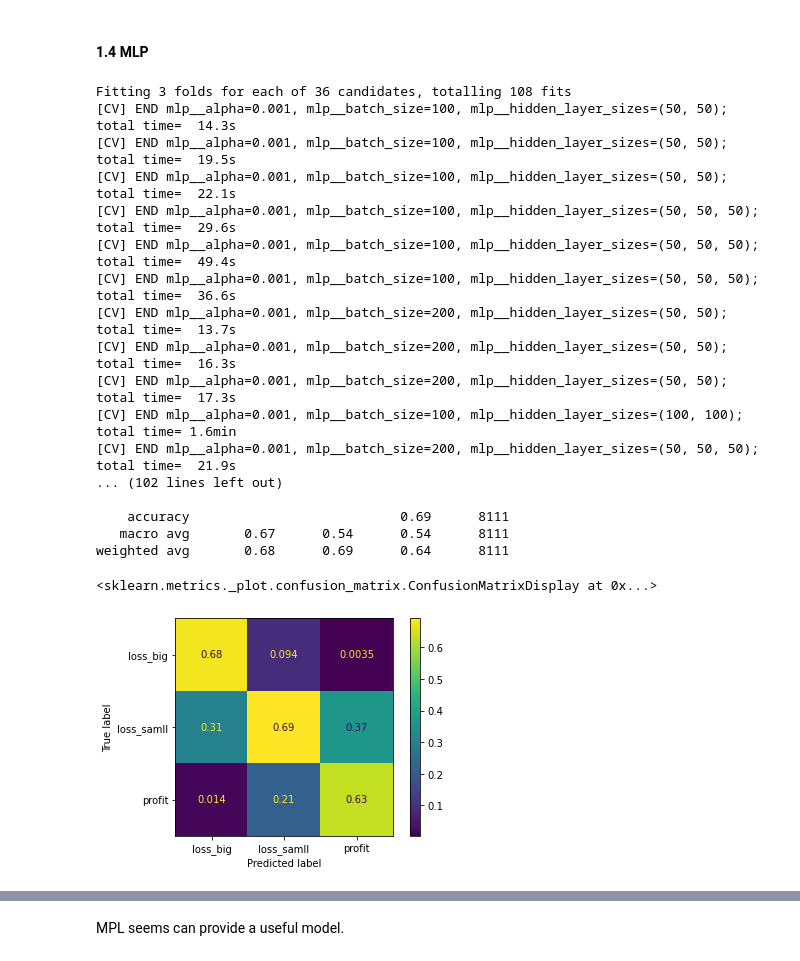
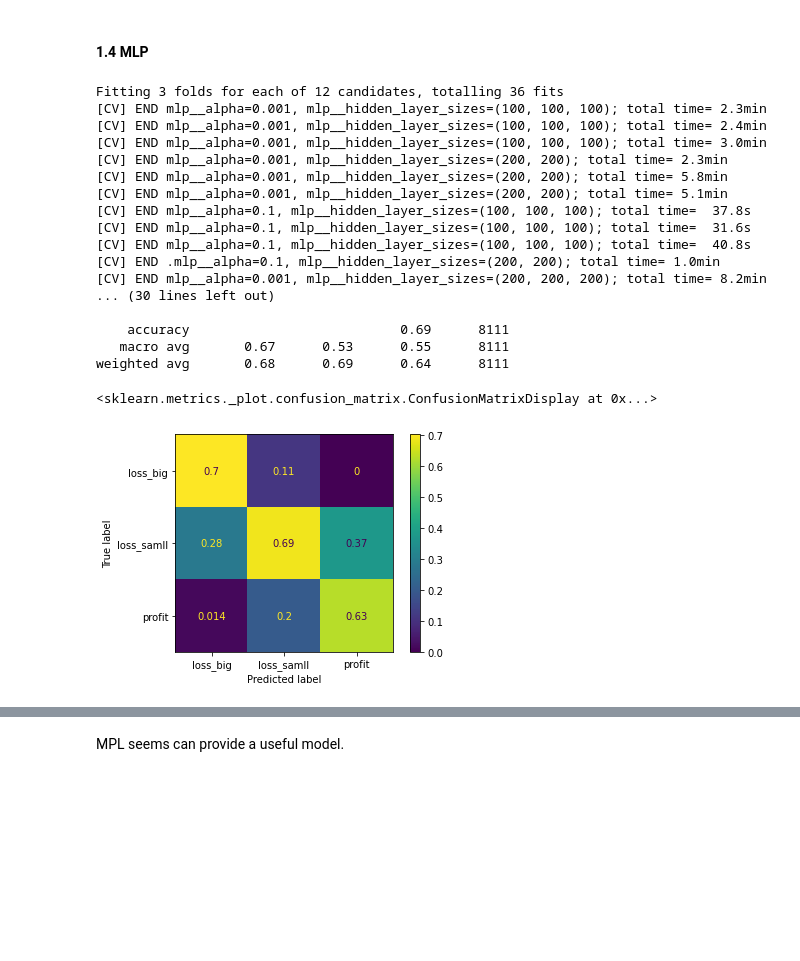
Before and after one commit to venson/starbucks, a Jupyter notebook: Starbucks_Capstone_notebook.ipynb, the cells around one changed output, grey strips where cells are left out. Cells and saved outputs as stored; diff of their text form; code cells hidden in the pictures; blank space fills up the shorter version.

```diff
--- a/Starbucks_Capstone_notebook.ipynb
+++ b/Starbucks_Capstone_notebook.ipynb
@@ -1224,40 +1263,39 @@ weighted avg       0.63      0.65      0.63      8111
 # %%
 from sklearn.neural_network import MLPClassifier
 mlpc = Pipeline(steps=[
     ('preprocessing', preprocessor),
     ('pca', PCA(n_components=10)),
     ('mlp', MLPClassifier(random_state=42, max_iter = 500))
 ])
 
 param_grid = {
     'mlp__alpha': [0.001,0.1 , 1, 10],
-    'mlp__batch_size': [100,200,400],
-    'mlp__hidden_layer_sizes' : [(50, 50),(50,50,50),(100,100)]
+    'mlp__hidden_layer_sizes' : [(100,100,100),(200,200),(200,200,200)]
 }
 
 grid_mlpc_3 = GridSearchCV(mlpc, param_grid=param_grid, n_jobs=4, cv=3, verbose=2)
 grid_mlpc_3.fit(x_train3, y_train3)
 # print confusion matrix report and  draw plot
 
 print(classification_report(y_test3, grid_mlpc_3.predict(x_test3)))
 ConfusionMatrixDisplay.from_estimator(grid_mlpc_3, x_test3, y_test3, normalize='pred')
 # %% [output]
-Fitting 3 folds for each of 36 candidates, totalling 108 fits
-[CV] END mlp__alpha=0.001, mlp__batch_size=100, mlp__hidden_layer_sizes=(50, 50); total time=  14.3s
-[CV] END mlp__alpha=0.001, mlp__batch_size=100, mlp__hidden_layer_sizes=(50, 50); total time=  19.5s
-[CV] END mlp__alpha=0.001, mlp__batch_size=100, mlp__hidden_layer_sizes=(50, 50); total time=  22.1s
-[CV] END mlp__alpha=0.001, mlp__batch_size=100, mlp__hidden_layer_sizes=(50, 50, 50); total time=  29.6s
-[CV] END mlp__alpha=0.001, mlp__batch_size=100, mlp__hidden_layer_sizes=(50, 50, 50); total time=  49.4s
-[CV] END mlp__alpha=0.001, mlp__batch_size=100, mlp__hidden_layer_sizes=(50, 50, 50); total time=  36.6s
-[CV] END mlp__alpha=0.001, mlp__batch_size=200, mlp__hidden_layer_sizes=(50, 50); total time=  13.7s
-[CV] END mlp__alpha=0.001, mlp__batch_size=200, mlp__hidden_layer_sizes=(50, 50); total time=  16.3s
-[CV] END mlp__alpha=0.001, mlp__batch_size=200, mlp__hidden_layer_sizes=(50, 50); total time=  17.3s
-[CV] END mlp__alpha=0.001, mlp__batch_size=100, mlp__hidden_layer_sizes=(100, 100); total time= 1.6min
-[CV] END mlp__alpha=0.001, mlp__batch_size=200, mlp__hidden_layer_sizes=(50, 50, 50); total time=  21.9s
-... (102 lines left out)
+Fitting 3 folds for each of 12 candidates, totalling 36 fits
+[CV] END mlp__alpha=0.001, mlp__hidden_layer_sizes=(100, 100, 100); total time= 2.3min
+[CV] END mlp__alpha=0.001, mlp__hidden_layer_sizes=(100, 100, 100); total time= 2.4min
+[CV] END mlp__alpha=0.001, mlp__hidden_layer_sizes=(100, 100, 100); total time= 3.0min
+[CV] END mlp__alpha=0.001, mlp__hidden_layer_sizes=(200, 200); total time= 2.3min
+[CV] END mlp__alpha=0.001, mlp__hidden_layer_sizes=(200, 200); total time= 5.8min
+[CV] END mlp__alpha=0.001, mlp__hidden_layer_sizes=(200, 200); total time= 5.1min
+[CV] END mlp__alpha=0.1, mlp__hidden_layer_sizes=(100, 100, 100); total time=  37.8s
+[CV] END mlp__alpha=0.1, mlp__hidden_layer_sizes=(100, 100, 100); total time=  31.6s
+[CV] END mlp__alpha=0.1, mlp__hidden_layer_sizes=(100, 100, 100); total time=  40.8s
+[CV] END .mlp__alpha=0.1, mlp__hidden_layer_sizes=(200, 200); total time= 1.0min
+[CV] END mlp__alpha=0.001, mlp__hidden_layer_sizes=(200, 200, 200); total time= 8.2min
+... (30 lines left out)
 
     accuracy                           0.69      8111
-   macro avg       0.67      0.54      0.54      8111
+   macro avg       0.67      0.53      0.55      8111
 weighted avg       0.68      0.69      0.64      8111
 <sklearn.metrics._plot.confusion_matrix.ConfusionMatrixDisplay at 0x...>
-[figure, old version]
+[figure, new version]
```
Also changed, not shown: parts of 17 cells of this notebook.
